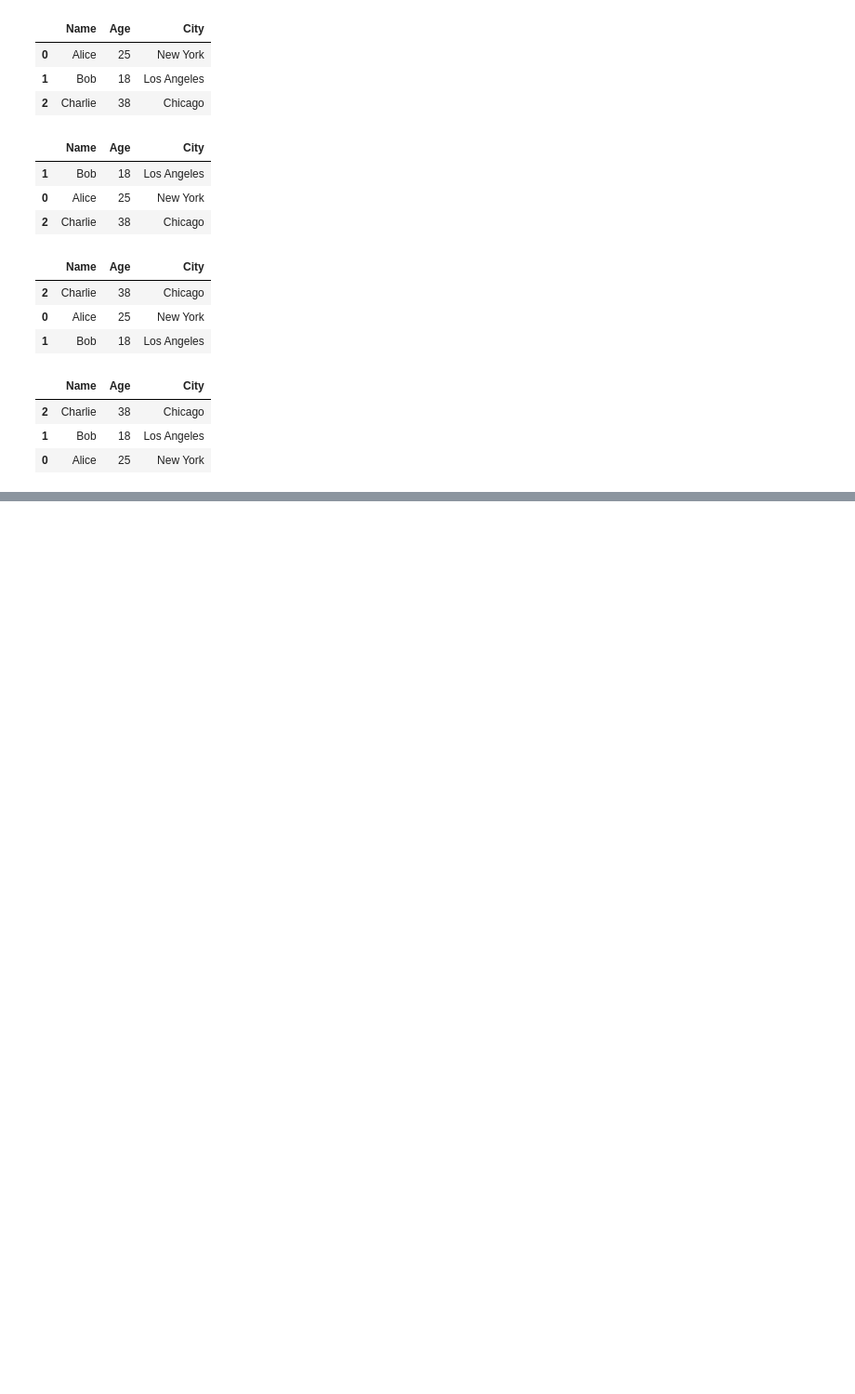
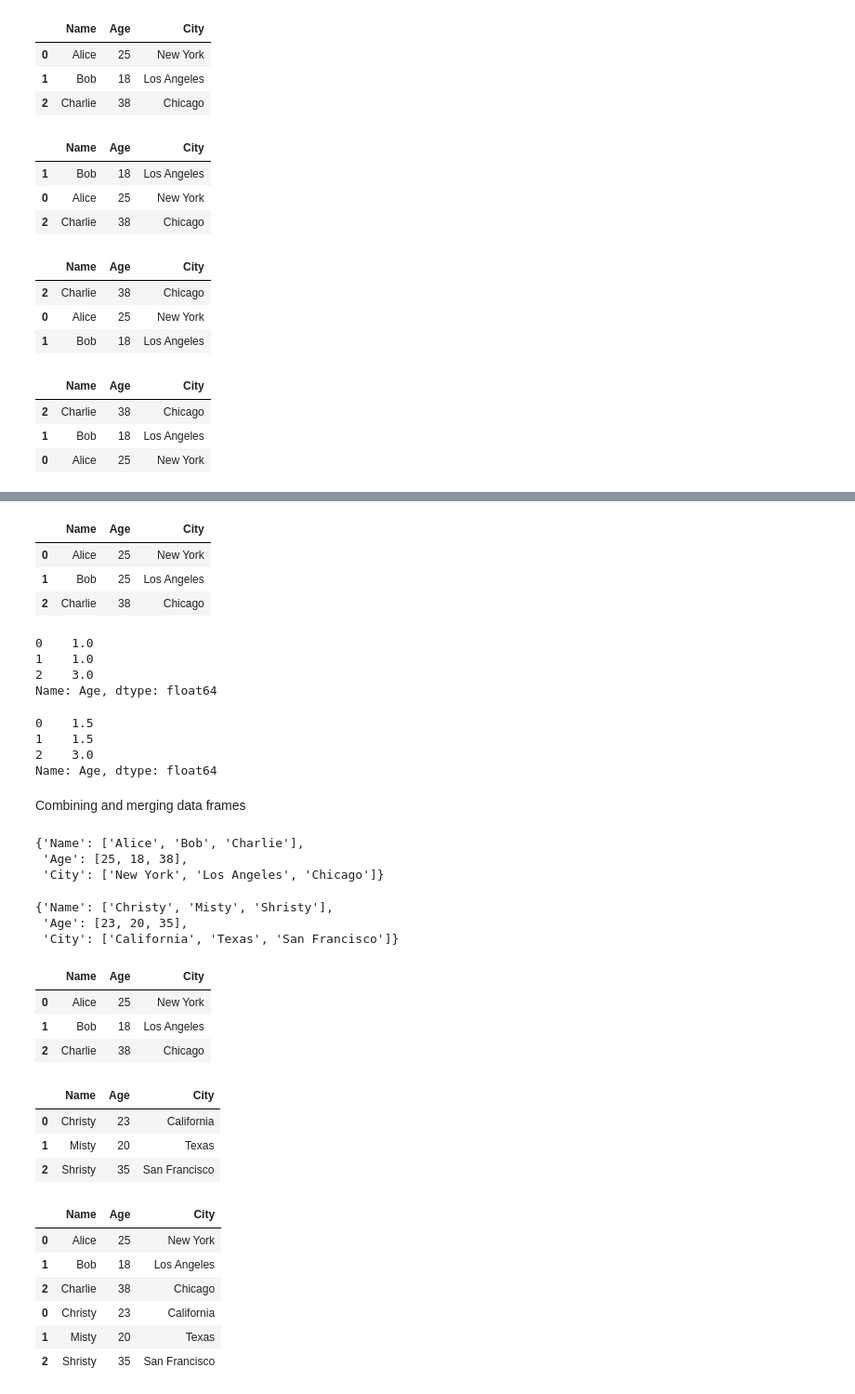
Before and after one commit to srinivasskc/my_datascience_journal, a Jupyter notebook: pandas_notebook.ipynb, the cells around one changed output, grey strips where cells are left out. Shown at 93% size. Saved outputs shown, nothing was run; the diff lists cells and outputs as text; code cells hidden in the pictures; blank space fills up the shorter version.

Commit message:
Rank, Combine, Merge data frames

```diff
--- a/pandas_notebook.ipynb
+++ b/pandas_notebook.ipynb
@@ -1218,0 +1205,80 @@ df_sort.sort_values(["City","Name"],ascending=True)
+# %%
+# Tied Values
+
+data_rank = {"Name": ["Alice", "Bob", "Charlie"],
+        "Age": [25, 25,38],
+        "City": ["New York", "Los Angeles", "Chicago"]}
+
+df_rank = pd.DataFrame(data_rank)
+df_rank
+# %% [output]
+|  | Name | Age | City |
+| 0 | Alice | 25 | New York |
+| 1 | Bob | 25 | Los Angeles |
+| 2 | Charlie | 38 | Chicago |
+# %%
+df_rank["Age"].rank(method='min')
+
+# The 'min' method assigns the minimum rank to all tied values.
+# %% [output]
+0    1.0
+1    1.0
+2    3.0
+Name: Age, dtype: float64
+# %%
+df_rank["Age"].rank(method="average")
+# %% [output]
+0    1.5
+1    1.5
+2    3.0
+Name: Age, dtype: float64
+# %% [markdown]
+Combining and merging data frames
+# %%
+data_one = {"Name": ["Alice", "Bob", "Charlie"],
+        "Age": [25, 18,38],
+        "City": ["New York", "Los Angeles", "Chicago"]}
+# %%
+data_two = {"Name": ["Christy", "Misty", "Shristy"],
+        "Age": [23, 20,35],
+        "City": ["California", "Texas", "San Francisco"]}
+# %%
+data_one
+# %% [output]
+{'Name': ['Alice', 'Bob', 'Charlie'],
+ 'Age': [25, 18, 38],
+ 'City': ['New York', 'Los Angeles', 'Chicago']}
+# %%
+data_two
+# %% [output]
+{'Name': ['Christy', 'Misty', 'Shristy'],
+ 'Age': [23, 20, 35],
+ 'City': ['California', 'Texas', 'San Francisco']}
+# %%
+df_one = pd.DataFrame(data_one)
+df_one
+# %% [output]
+|  | Name | Age | City |
+| 0 | Alice | 25 | New York |
+| 1 | Bob | 18 | Los Angeles |
+| 2 | Charlie | 38 | Chicago |
+# %%
+df_two = pd.DataFrame(data_two)
+df_two
+# %% [output]
+|  | Name | Age | City |
+| 0 | Christy | 23 | California |
+| 1 | Misty | 20 | Texas |
+| 2 | Shristy | 35 | San Francisco |
+# %%
+# Concatenating DataFrames using rows.
+
+pd.concat([df_one, df_two])
+# %% [output]
+|  | Name | Age | City |
+| 0 | Alice | 25 | New York |
+| 1 | Bob | 18 | Los Angeles |
+| 2 | Charlie | 38 | Chicago |
+| 0 | Christy | 23 | California |
+| 1 | Misty | 20 | Texas |
+| 2 | Shristy | 35 | San Francisco |
```
Also changed, not shown: parts of 30 cells of this notebook, 1 other file.
